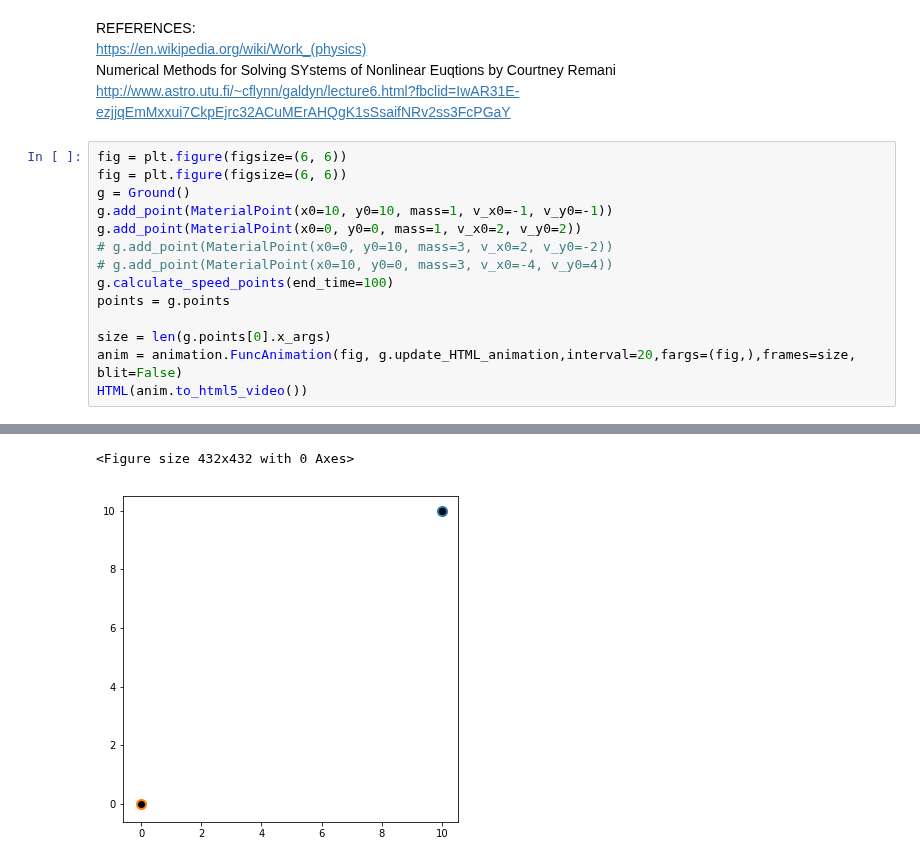
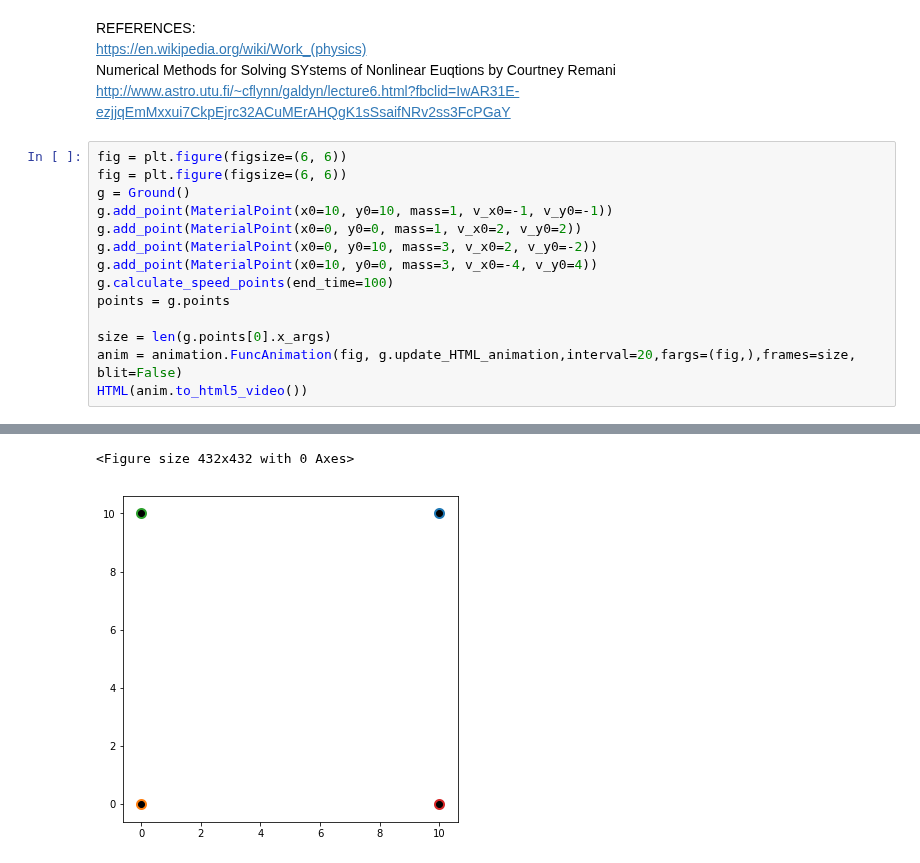
Before and after one commit to daodavid/mechanics, a Jupyter notebook: Mechanics.ipynb, the cells around one changed output, grey strips where cells are left out. Saved outputs shown, nothing was run; the diff lists cells and outputs as text.

```diff
--- a/Mechanics.ipynb
+++ b/Mechanics.ipynb
@@ -196,18 +196,18 @@ http://www.astro.utu.fi/~cflynn/galdyn/lecture6.html?fbclid=IwAR31E-ezjjqEmMxxui
 # %%
 fig = plt.figure(figsize=(6, 6))
 fig = plt.figure(figsize=(6, 6))
 g = Ground()
 g.add_point(MaterialPoint(x0=10, y0=10, mass=1, v_x0=-1, v_y0=-1))
 g.add_point(MaterialPoint(x0=0, y0=0, mass=1, v_x0=2, v_y0=2))
-# g.add_point(MaterialPoint(x0=0, y0=10, mass=3, v_x0=2, v_y0=-2))
-# g.add_point(MaterialPoint(x0=10, y0=0, mass=3, v_x0=-4, v_y0=4))
+g.add_point(MaterialPoint(x0=0, y0=10, mass=3, v_x0=2, v_y0=-2))
+g.add_point(MaterialPoint(x0=10, y0=0, mass=3, v_x0=-4, v_y0=4))
 g.calculate_speed_points(end_time=100)
 points = g.points
 
 size = len(g.points[0].x_args)
 anim = animation.FuncAnimation(fig, g.update_HTML_animation,interval=20,fargs=(fig,),frames=size, blit=False)
 HTML(anim.to_html5_video())
 # %% [output]
 [interactive output not drawn]
 <Figure size 432x432 with 0 Axes>
-[figure, old version]
+[figure, new version]
```
Also changed, not shown: 1 other file.
